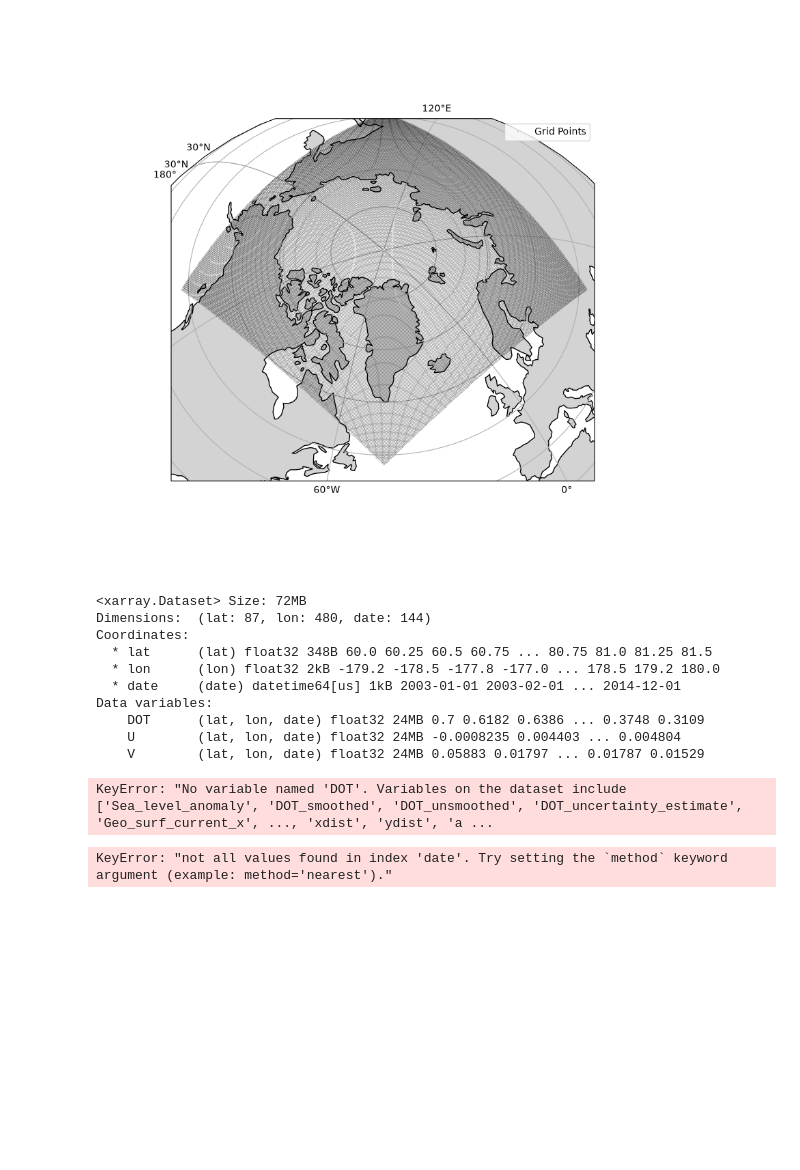
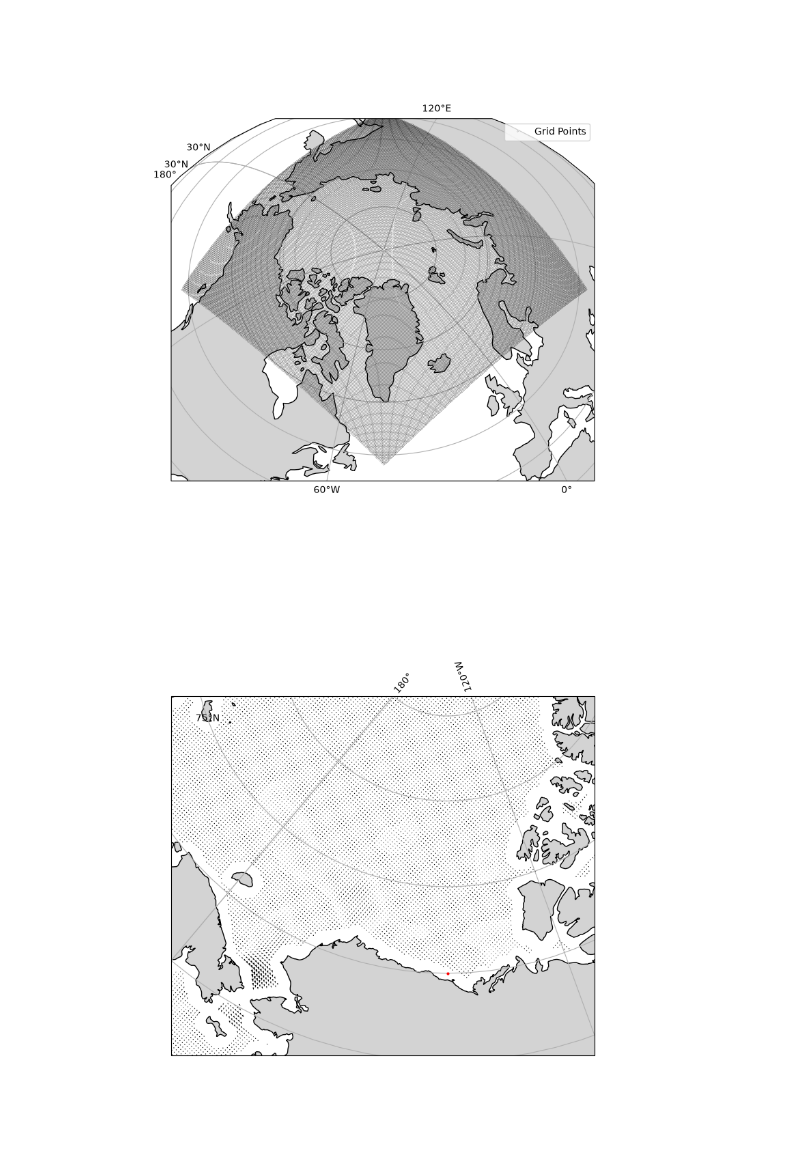
Before and after one commit to ben-sprague/3D-TEA-BAG, a Jupyter notebook: sat_test.ipynb, the cells around one changed output. Cells and saved outputs as stored; diff of their text form; code cells hidden in the pictures; blank space fills up the shorter version.

Commit message:
Seperate notebook to look into how to merge two DOT datasets into a seperate file

```diff
--- a/sat_test.ipynb
+++ b/sat_test.ipynb
@@ -101,34 +91,23 @@ sat_ds_old['date'] = pd.to_datetime(sat_ds_old['date'].astype(str).values, forma
-# %%
-sat_ds_old
-# %% [output]
-<xarray.Dataset> Size: 72MB
-Dimensions:  (lat: 87, lon: 480, date: 144)
-Coordinates:
-  * lat      (lat) float32 348B 60.0 60.25 60.5 60.75 ... 80.75 81.0 81.25 81.5
-  * lon      (lon) float32 2kB -179.2 -178.5 -177.8 -177.0 ... 178.5 179.2 180.0
-  * date     (date) datetime64[us] 1kB 2003-01-01 2003-02-01 ... 2014-12-01
-Data variables:
-    DOT      (lat, lon, date) float32 24MB 0.7 0.6182 0.6386 ... 0.3748 0.3109
-    U        (lat, lon, date) float32 24MB -0.0008235 0.004403 ... 0.004804
-    V        (lat, lon, date) float32 24MB 0.05883 0.01797 ... 0.01787 0.01529
-# %%
-#Date is in the format days since 1/1/2000
-
-#Setup reference date
-ref_time = datetime(year = 2000, month = 1, day = 1)
-
-#Create timedelta objects and add them to the reference date
-offsets = pd.to_timedelta(sat_ds_new['time'], unit='D')
-times = ref_time+offsets
-
-#Reassign time dimention to new datetime objects
-sat_ds_new['time'] = times
-# %%
-sat_data = DataServer("/Users/ben/Desktop/3D-TEA-BAG/data/CPOM_DOT.nc", "/Users/ben/Desktop/3D-TEA-BAG/data/Full_DOT_data_Arco_2025_09.nc")
-sat_data.get(np.datetime64('2023-01-10'), 70.125, 0)
-# %% [output]
-KeyError: "No variable named 'DOT'. Variables on the dataset include ['Sea_level_anomaly', 'DOT_smoothed', 'DOT_unsmoothed', 'DOT_uncertainty_estimate', 'Geo_surf_current_x', ..., 'xdist', 'ydist', 'a ...
-# %%
-sat_ds_new
-# %% [output]
-KeyError: "not all values found in index 'date'. Try setting the `method` keyword argument (example: method='nearest')."
+# %%
+#Plot geostrophic current velocity
+
+#Calculate the U and V components of geostrophic current with respect to lat/lon in the new dataset
+sat_ds_new['U'] = sat_ds_new['Geo_surf_current_y']*sat_ds_new['ang_c']+sat_ds_new['Geo_surf_current_x']*sat_ds_new['ang_s']
+sat_ds_new['V'] = sat_ds_new['Geo_surf_current_x']*sat_ds_new['ang_c']-sat_ds_new['Geo_surf_current_y']*sat_ds_new['ang_s']
+# %%
+#Setup a figure in the Beaufort Gyre Area (plus 10˚ on each side)
+location_figure = plt.figure(figsize=(8,8))
+projection=ccrs.NorthPolarStereo(central_longitude=-140)
+extent = [-180, -120, 65, 85]
+
+ax = mapper.setup_map(figure=location_figure,
+                 projection=projection,
+                 extent=extent)
+working_da = sat_ds_new.sel(time=4169)
+
+ax.quiver(x = working_da['lons'].values.ravel(), y = working_da['lats'].values.ravel(), u = working_da['U'].values.ravel(), v = working_da['V'].values.ravel(), transform=ccrs.PlateCarree())
+mapper.plot_locations(ax, 70,-140,color = 'r')
+
+plt.show()
+# %% [output]
+[figure, added]
```
Also changed, not shown: parts of 2 cells of this notebook, 1 other file.
